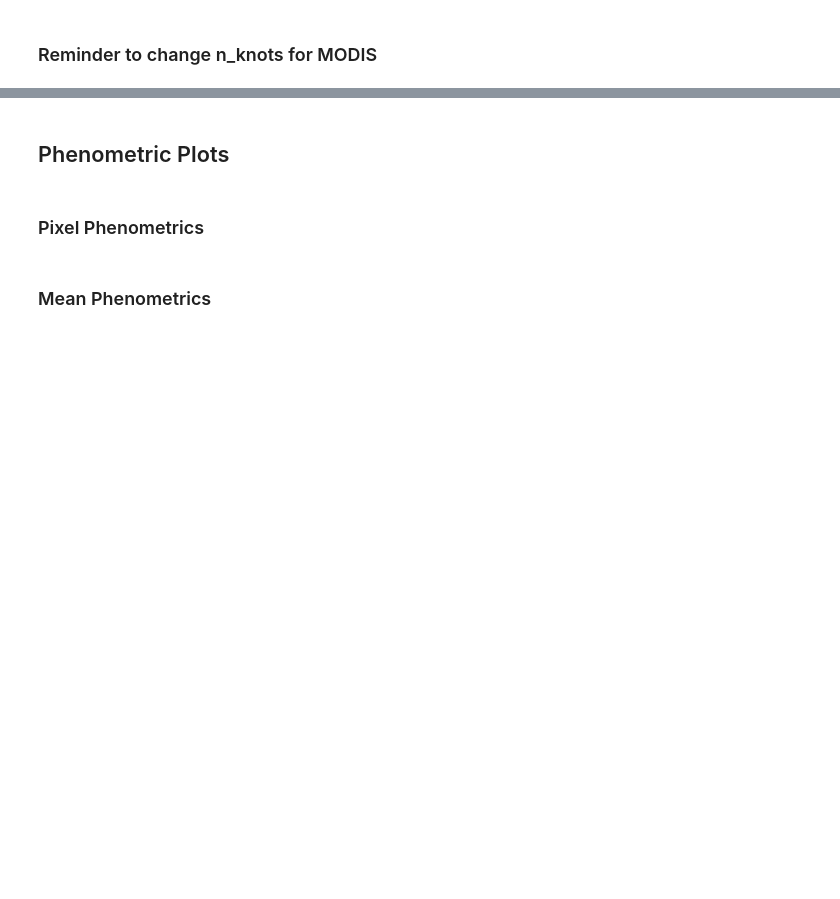
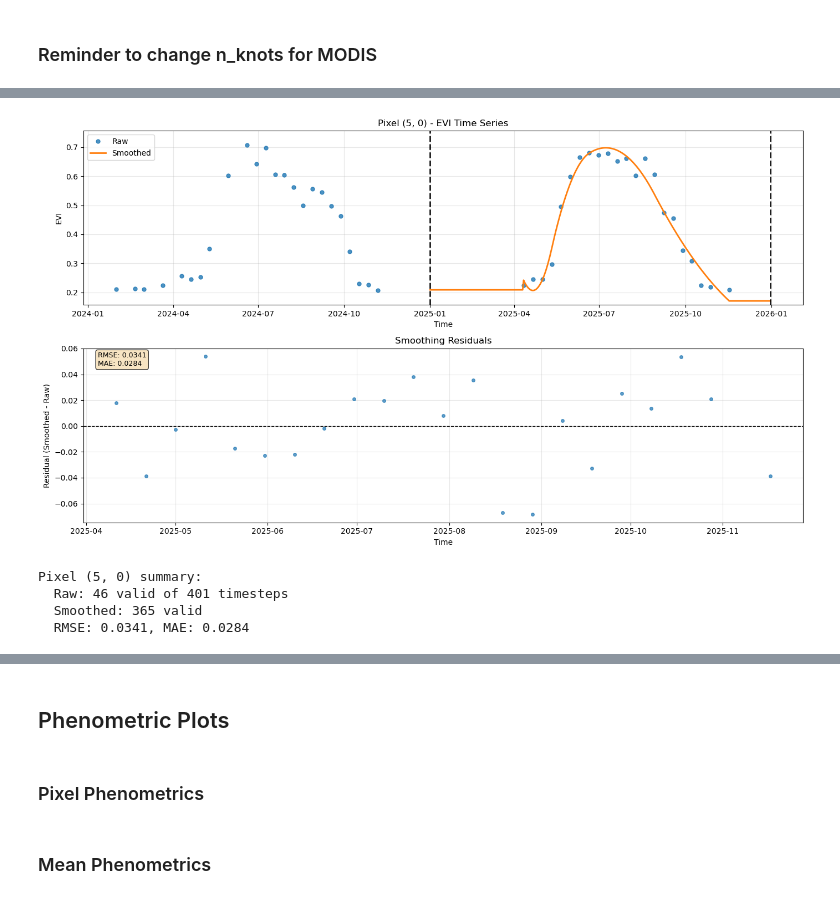
Before and after one commit to Tomitrle/hls-bdec-scripts, a Jupyter notebook: HLS_MODIS_comparison.ipynb, the cells around one changed output, grey strips where cells are left out. Drawn from its saved outputs; the diff is of its cells as text; code cells hidden in the pictures; blank space fills up the shorter version.

Commit message:
added interactive testing

```diff
--- a/HLS_MODIS_comparison.ipynb
+++ b/HLS_MODIS_comparison.ipynb
@@ -2079,0 +2339,10 @@ phenometrics(modis_vi,
+# %%
+chunk_results = configured_pipeline(
+    evi_da,
+    target_year=target_year,
+    apply_threshold=True,
+    n_jobs=1,
+    _pool=None,
+    testing_mode=True,
+    fill_snow_gaps=False
+)
@@ -2079,0 +2389,7 @@ phenometrics(modis_vi,
+# %%
+intermediate = chunk_results.pop('_intermediate')
+
+print("Pipeline stages available:")
+for stage_name, stage_data in intermediate.items():
+    if stage_data is not None:
+        print(f"  {stage_name}: {stage_data.shape}")
@@ -2079,0 +2709,25 @@ phenometrics(modis_vi,
+# %%
+chunk_idx = 0
+if intermediate:
+    # Get chunk coordinates
+    y_slice, x_slice = reader.chunk_slices[chunk_idx]
+    chunk_y = reader.y_coords[y_slice]
+    chunk_x = reader.x_coords[x_slice]
+
+    # Check which variables are available
+    if 'post_despike' in intermediate and 'post_spline' in intermediate and intermediate['post_snow_fill'] is not None:
+        nc_file = save_spline_comparison_netcdf(
+            pre_spline=intermediate['post_despike'],
+            post_spline=intermediate['post_snow_fill'],
+            central_year=target_year,
+            output_dir=output_dir,
+            y_coords=chunk_y,
+            x_coords=chunk_x,
+            crs=str(reader.crs)
+        )
+        print(f"\n Saved to {nc_file}")
+
+        # Optionally view it immediately
+        ds = xr.open_dataset(nc_file)
+        print("\nDataset contents:")
+        print(ds)
@@ -2079,0 +2752,8 @@ phenometrics(modis_vi,
+# %%
+plot_spline_comparison(ds, yi=5, xi=0, target_year=target_year, outdir=output_dir)
+# %% [output]
+[figure, added]
+Pixel (5, 0) summary:
+  Raw: 46 valid of 401 timesteps
+  Smoothed: 365 valid
+  RMSE: 0.0341, MAE: 0.0284
```
Also changed, not shown: parts of 37 cells of this notebook.
